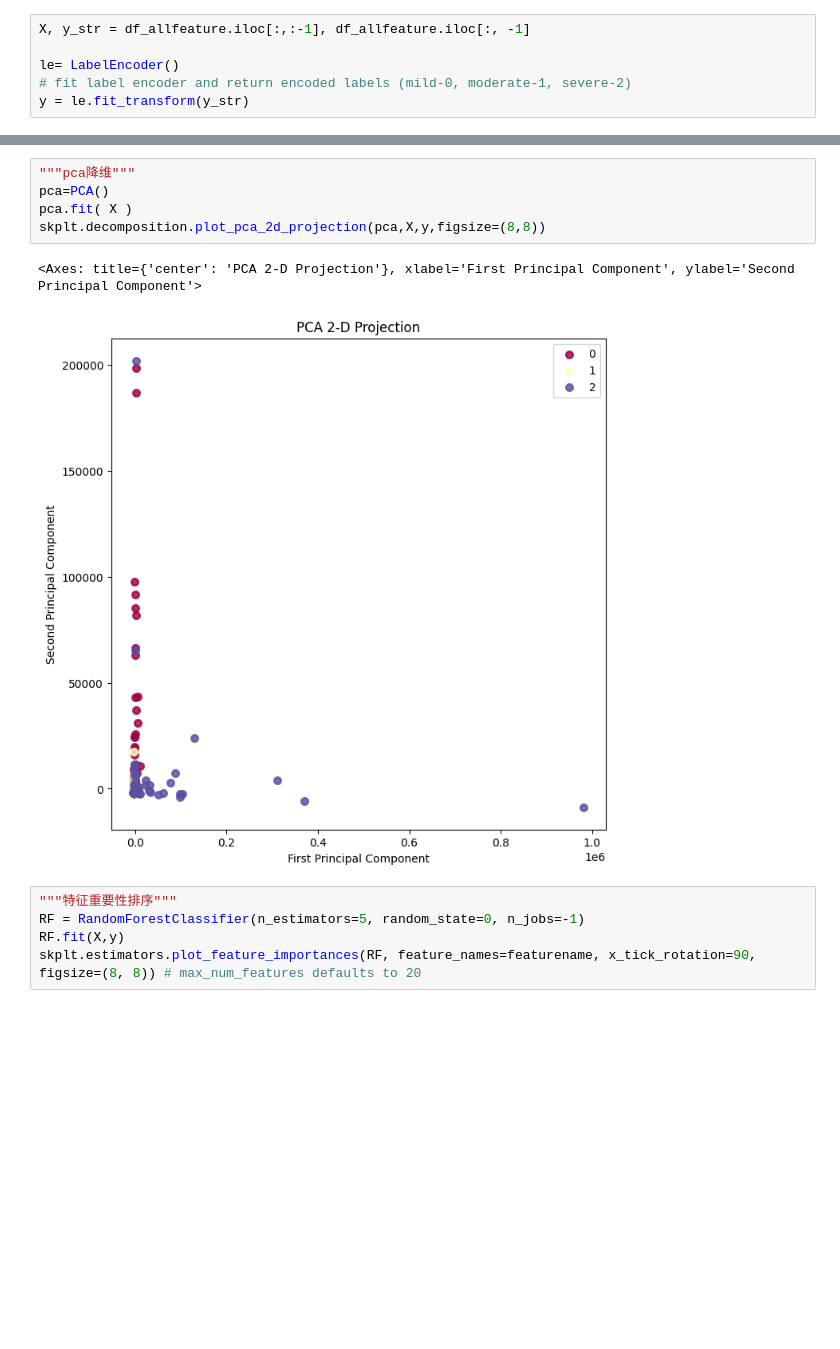
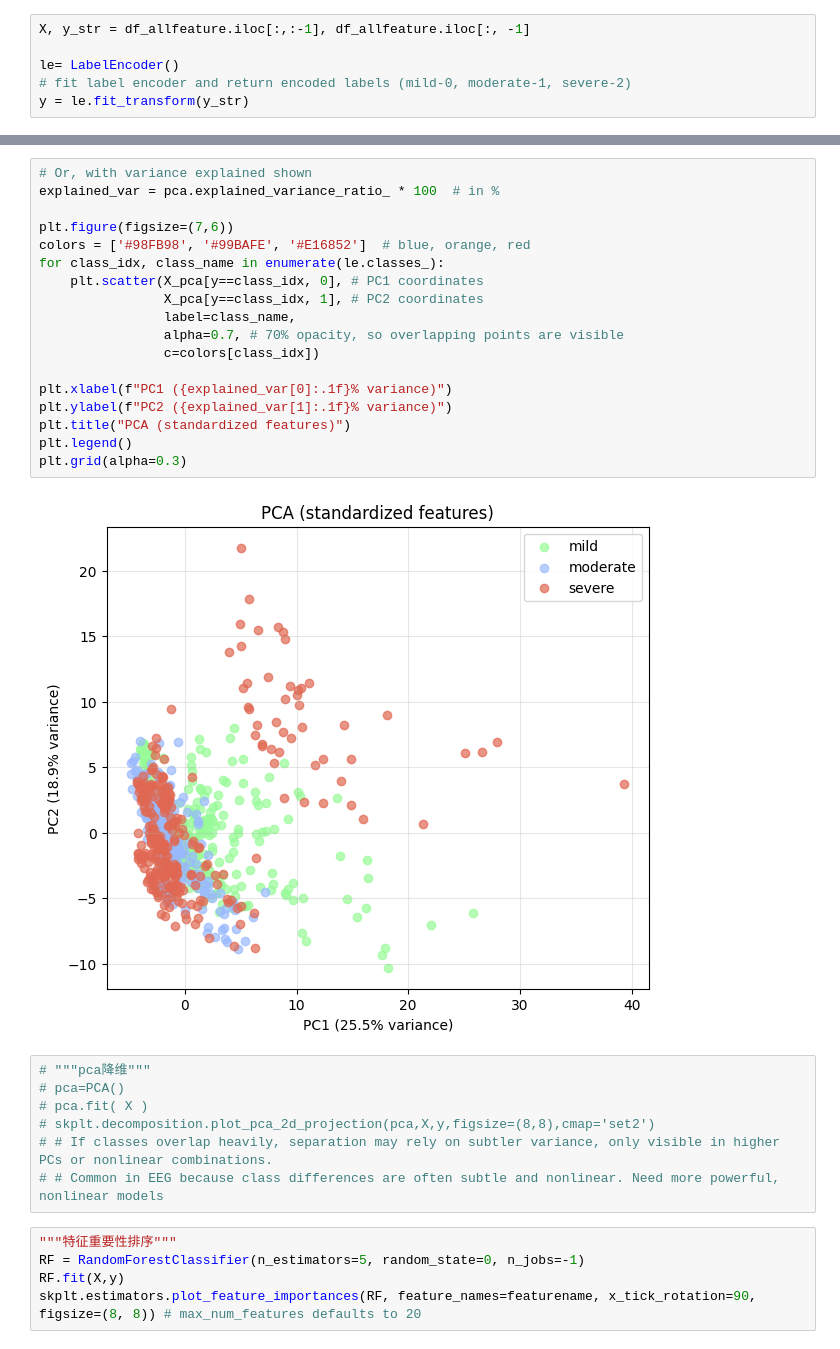
Before and after one commit to inachenyx/painClassify, a Jupyter notebook: painClass.ipynb, the cells around one changed output, grey strips where cells are left out. Saved outputs shown, nothing was run; the diff lists cells and outputs as text; blank space fills up the shorter version.

```diff
--- a/painClass.ipynb
+++ b/painClass.ipynb
@@ -185,11 +208,30 @@ skplt.estimators.plot_learning_curve(LogisticRegression(), X, y,
+# %%
+# Or, with variance explained shown
+explained_var = pca.explained_variance_ratio_ * 100  # in %
+
+plt.figure(figsize=(7,6))
+colors = ['#98FB98', '#99BAFE', '#E16852']  # blue, orange, red
+for class_idx, class_name in enumerate(le.classes_):
+    plt.scatter(X_pca[y==class_idx, 0], # PC1 coordinates
+                X_pca[y==class_idx, 1], # PC2 coordinates
+                label=class_name,
+                alpha=0.7, # 70% opacity, so overlapping points are visible
+                c=colors[class_idx])
+
+plt.xlabel(f"PC1 ({explained_var[0]:.1f}% variance)")
+plt.ylabel(f"PC2 ({explained_var[1]:.1f}% variance)")
+plt.title("PCA (standardized features)")
+plt.legend()
+plt.grid(alpha=0.3)
+# %% [output]
+[figure, added]
 # %%
-"""pca降维"""
-pca=PCA()
-pca.fit( X )
-skplt.decomposition.plot_pca_2d_projection(pca,X,y,figsize=(8,8))
+# """pca降维"""
+# pca=PCA()
+# pca.fit( X )
+# skplt.decomposition.plot_pca_2d_projection(pca,X,y,figsize=(8,8),cmap='set2')
+# # If classes overlap heavily, separation may rely on subtler variance, only visible in higher PCs or nonlinear combinations.
+# # Common in EEG because class differences are often subtle and nonlinear. Need more powerful, nonlinear models
-# %% [output]
-<Axes: title={'center': 'PCA 2-D Projection'}, xlabel='First Principal Component', ylabel='Second Principal Component'>
-[figure, removed]
 # %%
 """特征重要性排序"""
 RF = RandomForestClassifier(n_estimators=5, random_state=0, n_jobs=-1)
```
Also changed, not shown: parts of 23 cells of this notebook.
